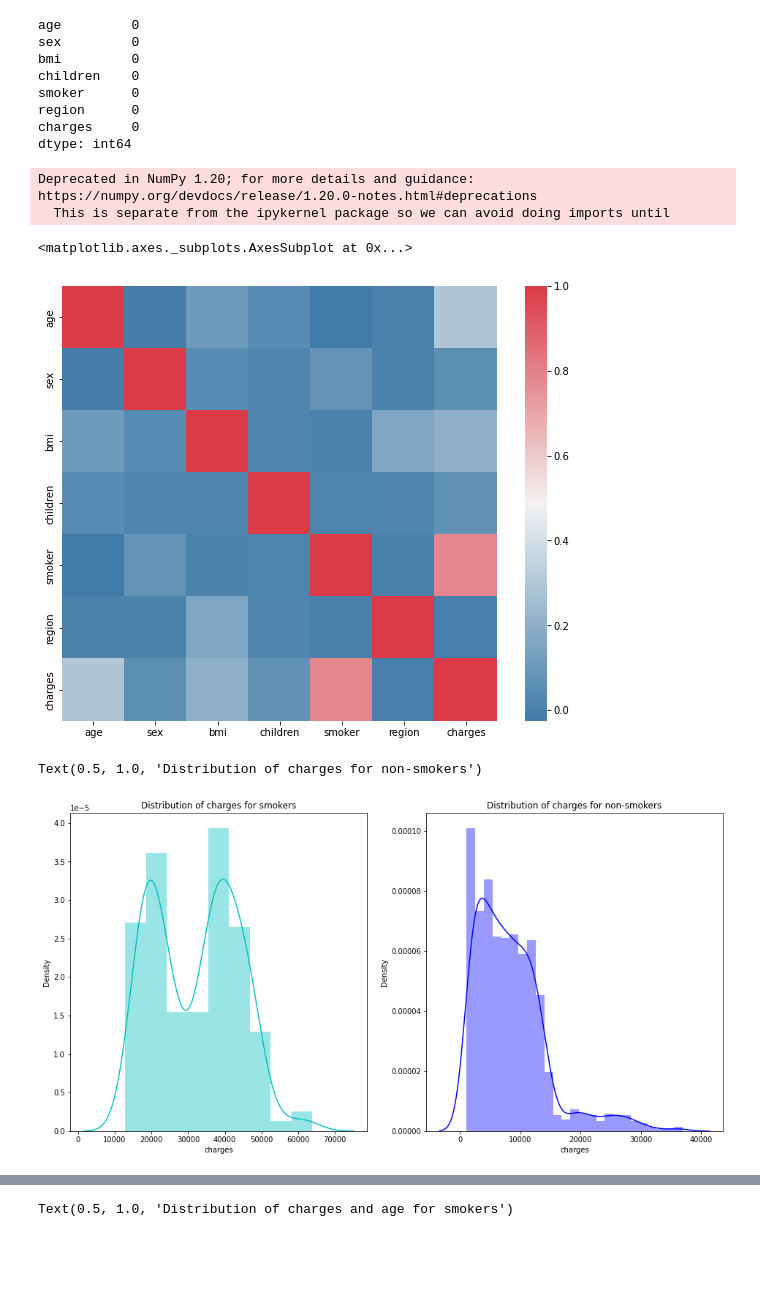
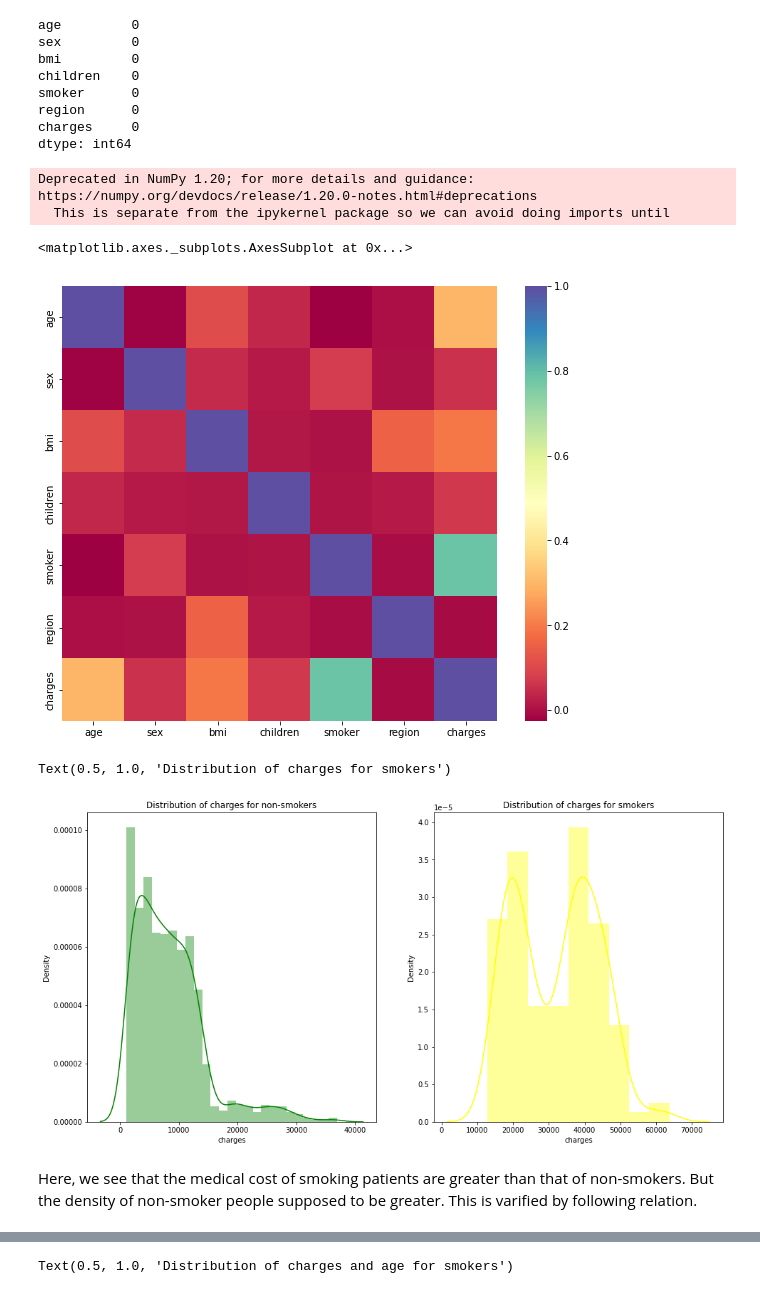
Before and after one commit to DebangaBora/Explanatory-Data-Analysis-on-Medical-Cost-of-Different-Age-Groups, a Jupyter notebook: EDA_on_Med_Cost.ipynb, the cells around one changed output, grey strips where cells are left out. Saved outputs shown, nothing was run; the diff lists cells and outputs as text; code cells hidden in the pictures; blank space fills up the shorter version.

```diff
--- a/EDA_on_Med_Cost.ipynb
+++ b/EDA_on_Med_Cost.ipynb
@@ -44,24 +48,26 @@ data.region = le.transform(data.region)
 # %%
 f, ax = pl.subplots(figsize=(10, 8))
 corr = data.corr()
-sns.heatmap(corr, mask=np.zeros_like(corr, dtype=np.bool), cmap=sns.diverging_palette(240,10,as_cmap=True),
+sns.heatmap(corr, mask=np.zeros_like(corr, dtype=np.bool), cmap=sns.color_palette("Spectral", as_cmap=True),
             square=True, ax=ax)
 # %% [output]
 Deprecated in NumPy 1.20; for more details and guidance: https://numpy.org/devdocs/release/1.20.0-notes.html#deprecations
   This is separate from the ipykernel package so we can avoid doing imports until
 <matplotlib.axes._subplots.AxesSubplot at 0x...>
-[figure, old version]
+[figure, new version]
 # %%
 f= pl.figure(figsize=(16,8))
 
 ax=f.add_subplot(121)
-sns.distplot(data[(data.smoker == 1)]["charges"],color='c',ax=ax)
-ax.set_title('Distribution of charges for smokers')
+sns.distplot(data[(data.smoker == 0)]['charges'],color='green',ax=ax)
+ax.set_title('Distribution of charges for non-smokers')
 
 ax=f.add_subplot(122)
-sns.distplot(data[(data.smoker == 0)]['charges'],color='b',ax=ax)
-ax.set_title('Distribution of charges for non-smokers')
+sns.distplot(data[(data.smoker == 1)]["charges"],color='yellow',ax=ax)
+ax.set_title('Distribution of charges for smokers')
 # %% [output]
-Text(0.5, 1.0, 'Distribution of charges for non-smokers')
+Text(0.5, 1.0, 'Distribution of charges for smokers')
-[figure, old version]
+[figure, new version]
+# %% [markdown]
+Here, we see that the medical cost of smoking patients are greater than that of non-smokers. But the density of non-smoker people supposed to be greater. This is varified by following relation.
 # %%
```
Also changed, not shown: parts of 27 cells of this notebook.
